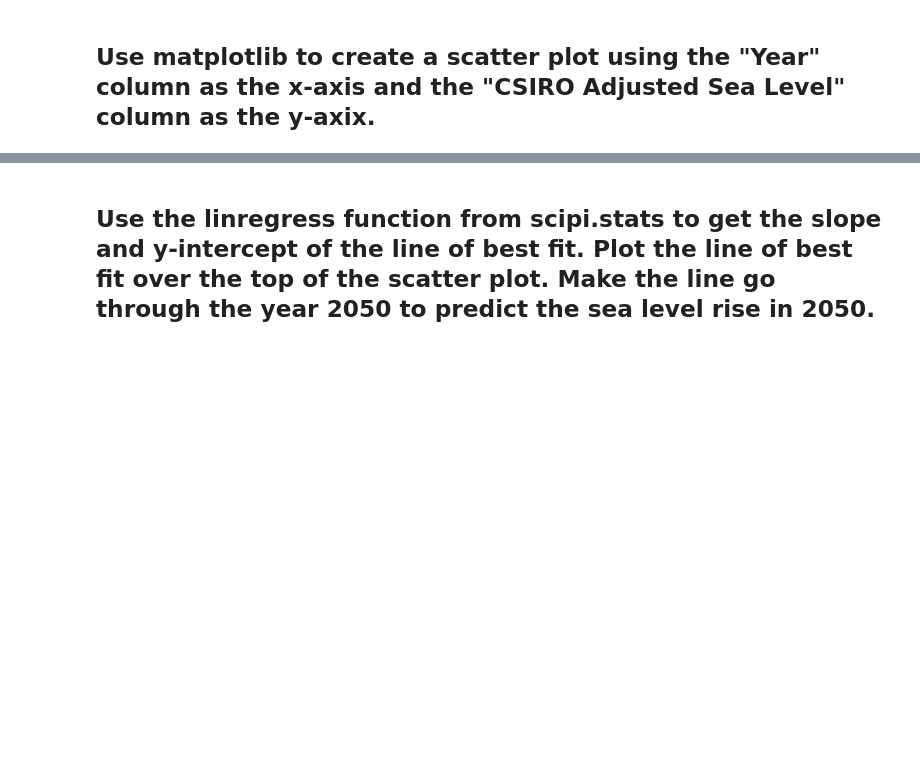
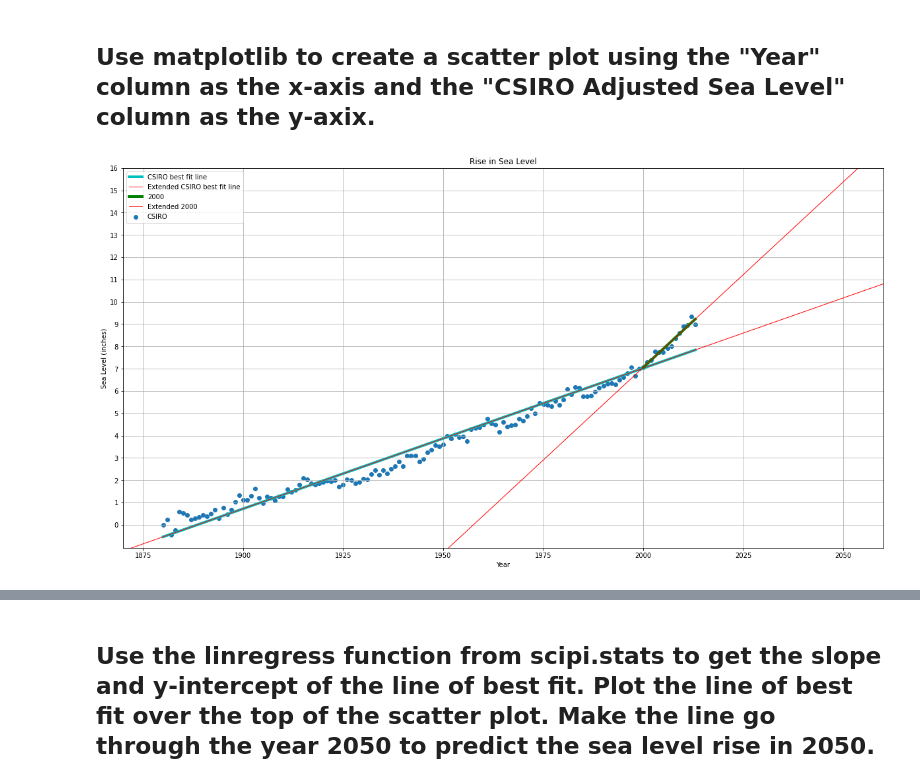
Before and after one commit to Hector-N/FCC-Data-Analysis-with-Python-Certification, a Jupyter notebook: sea_level_predictor/slp.ipynb, the cells around one changed output, grey strips where cells are left out. Saved outputs shown, nothing was run; the diff lists cells and outputs as text; code cells hidden in the pictures; blank space fills up the shorter version.

```diff
--- a/sea_level_predictor/slp.ipynb
+++ b/sea_level_predictor/slp.ipynb
@@ -130,2 +55,93 @@ sea.
 # %% [markdown]
 ## Use matplotlib to create a scatter plot using the "Year" column as the x-axis and the "CSIRO Adjusted Sea Level" column as the y-axix.
+# %%
+def draw_plot():
+    # Read data from file
+    global sea
+
+    # Create scatter plot
+
+    fig = plt.figure(figsize=(16, 8))
+    axes = fig.add_axes([0, 0, 1, 1])
+
+    # Add axes attributes
+    axes.set_title('Rise in Sea Level')
+    axes.set_xlabel('Year')
+    axes.set_ylabel('Sea Level (inches)')
+    axes.set_xticks([1850.0, 1875.0, 1900.0, 1925.0, 1950.0, 1975.0, 2000.0, 2025.0, 2050.0])
+    axes.set_yticks(list(range(0, 20)))
+
+    axes.set_xlim((1870.0, 2060.0))
+    axes.set_ylim((-1.0355688083726844, 16.0))
+
+    # axes tuning
+    plt.grid()
+
+    # plot CSIRO data
+    plt.scatter('year', 'CSIRO', data=sea)
+
+
+    # Linear Regression
+    # finds the line of best fit line through your data
+    # by searching for the regression coefficient (B1) that minimizes the total error (e) of the model.
+
+    def extended(ax, x, y, **args):
+
+        xlim = ax.get_xlim()
+        ylim = ax.get_ylim()
+
+        x_ext = np.linspace(xlim[0], xlim[1], 100)
+        p = np.polyfit(x, y , deg=1)
+
+        y_ext = np.poly1d(p)(x_ext)
+        ax.plot(x_ext, y_ext, **args)
+
+        ax.set_xlim(xlim)
+        ax.set_ylim(ylim)
+
+        return ax
+
+    lin = linregress(sea.year, sea.CSIRO)
+    # plt.plot(sea.year, (lin.intercept + lin.slope * sea.year), 'c', lw=4)
+
+
+    x = sea.year
+    y = (lin.intercept + lin.slope * sea.year)
+
+
+    axes.plot(x, y, 'c', lw=4, label='CSIRO best fit line')
+    axes = extended(axes, x, y,  color="r", lw=1, label="Extended CSIRO best fit line")
+
+
+
+
+
+
+
+    data_x_2000 = sea.loc[sea.year >= 2000, 'year']
+    data_y_2000 = sea.loc[sea.year >= 2000, 'CSIRO']
+    lin2000 = linregress(data_x_2000, data_y_2000)
+    x_2 = data_x_2000.copy()
+    y_2 = lin2000.intercept + lin2000.slope * x_2
+
+    axes.plot(x_2, y_2, 'g', label='2000', lw=4)
+    axes = extended(axes, x_2, y_2,  color="r", lw=1, label="Extended 2000")
+
+
+
+
+    axes.legend()
+
+    # Create first line of best fit
+
+    # Create second line of best fit
+
+    # Save plot and return data for testing
+    plt.savefig('sea_level_plot.png')
+    # return plt.gca()
+    return fig
+
+
+fig = draw_plot()
+# %% [output]
+[figure, added]
```
Also changed, not shown: parts of 30 cells of this notebook, 3 other files.
